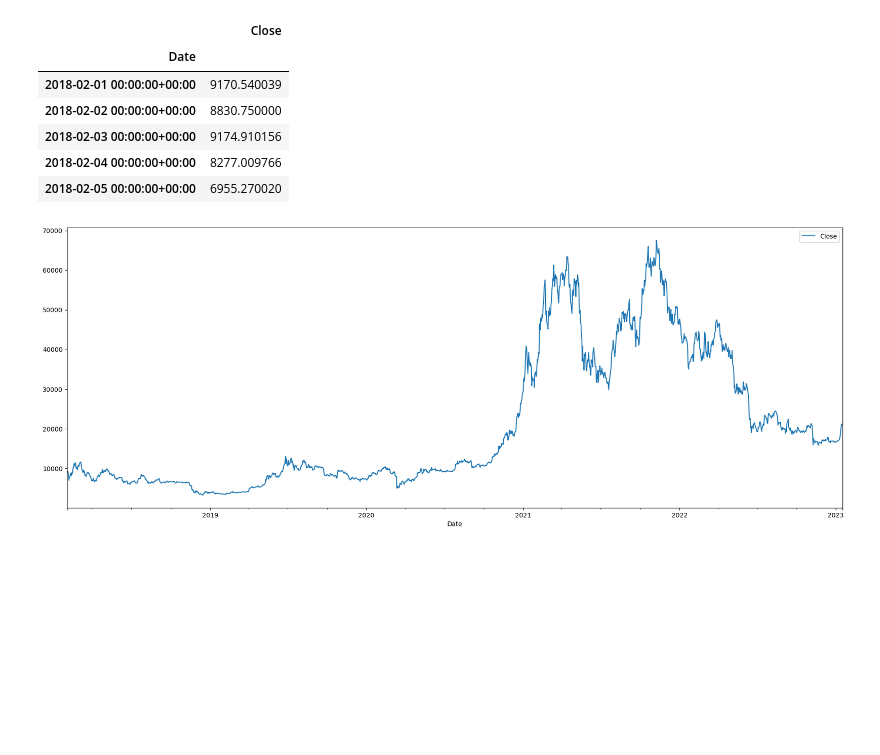
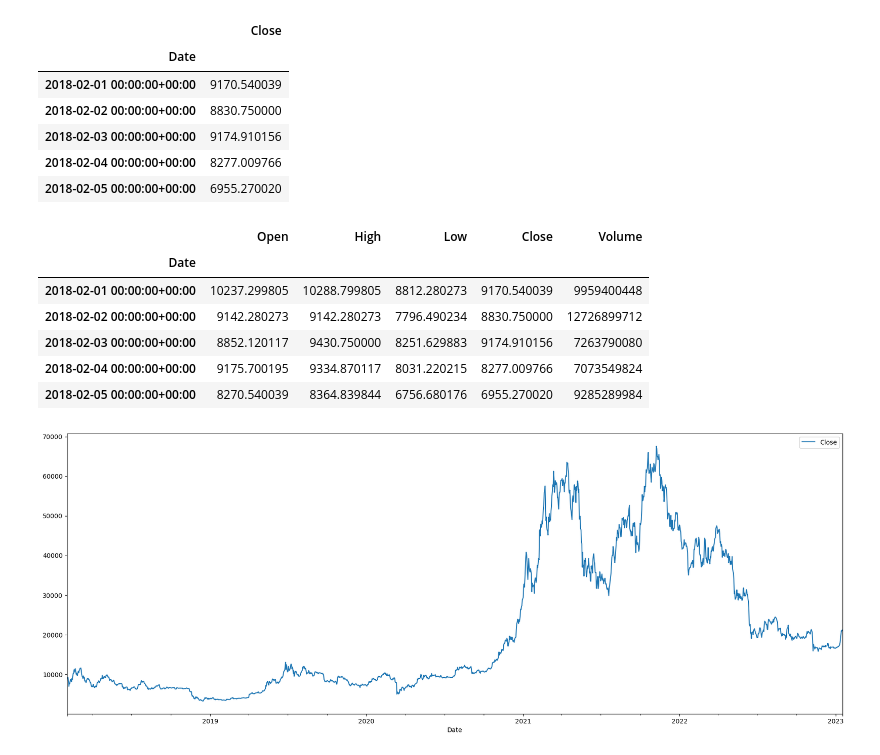
Before and after one commit to AGralin/dreambuilder_bot, a Jupyter notebook: historical_data.ipynb, the cells around one changed output. Saved outputs shown, nothing was run; the diff lists cells and outputs as text; code cells hidden in the pictures; blank space fills up the shorter version.

```diff
--- a/historical_data.ipynb
+++ b/historical_data.ipynb
@@ -62,3 +63,16 @@ historical.head()
 | 2018-02-03 00:00:00+00:00 | 9174.910156 |
 | 2018-02-04 00:00:00+00:00 | 8277.009766 |
 | 2018-02-05 00:00:00+00:00 | 6955.270020 |
+# %%
+# drop 'Dividends' and 'Stock Splits'
+historical = pd.DataFrame(hist)
+historical = historical.drop(['Dividends', 'Stock Splits'], axis=1)
+historical.head()
+# %% [output]
+|  | Open | High | Low | Close | Volume |
+| Date |  |  |  |  |  |
+| 2018-02-01 00:00:00+00:00 | 10237.299805 | 10288.799805 | 8812.280273 | 9170.540039 | 9959400448 |
+| 2018-02-02 00:00:00+00:00 | 9142.280273 | 9142.280273 | 7796.490234 | 8830.750000 | 12726899712 |
+| 2018-02-03 00:00:00+00:00 | 8852.120117 | 9430.750000 | 8251.629883 | 9174.910156 | 7263790080 |
+| 2018-02-04 00:00:00+00:00 | 9175.700195 | 9334.870117 | 8031.220215 | 8277.009766 | 7073549824 |
+| 2018-02-05 00:00:00+00:00 | 8270.540039 | 8364.839844 | 6756.680176 | 6955.270020 | 9285289984 |
```
Also changed, not shown: parts of 8 cells of this notebook, 2 other files.
